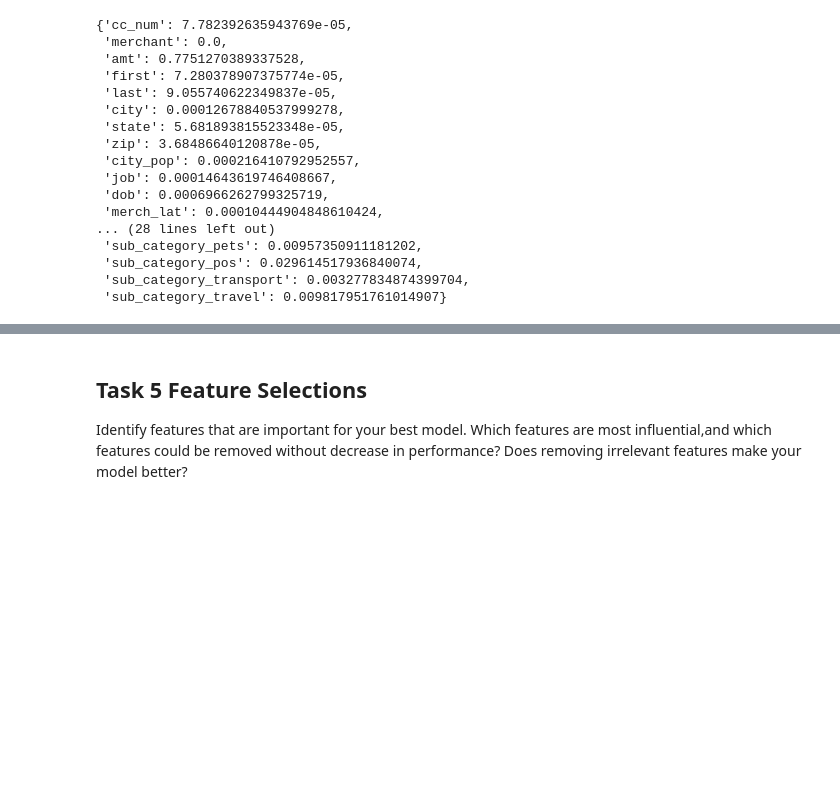
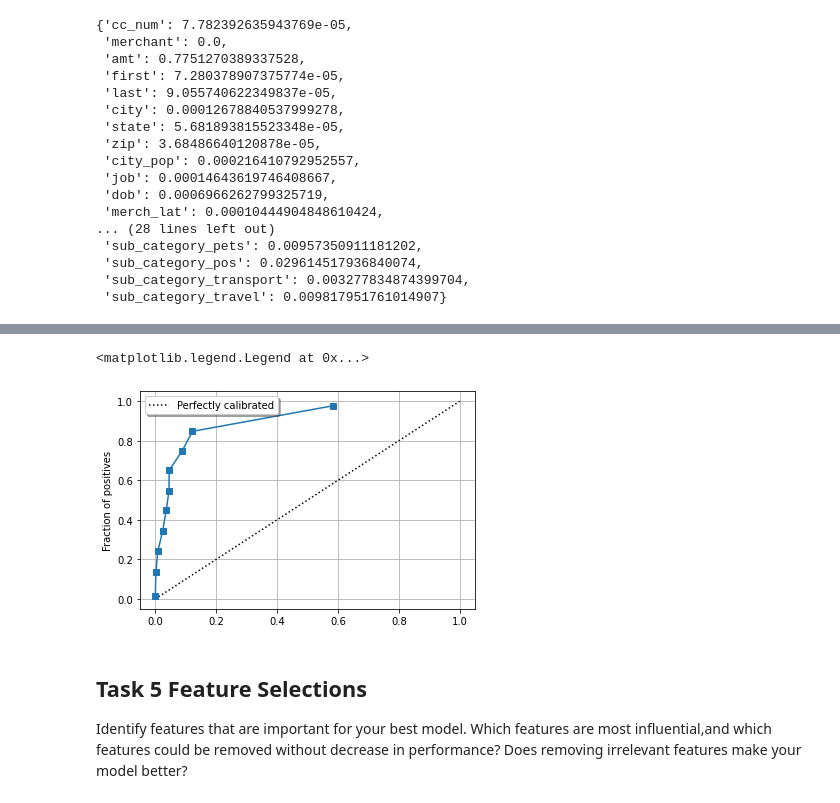
Before and after one commit to Matt88Ac/AdvancedML_Assignment2, a Jupyter notebook: Advanced Machine Learning - HW #2.ipynb, the cells around one changed output, grey strips where cells are left out. Saved outputs shown, nothing was run; the diff lists cells and outputs as text; code cells hidden in the pictures; blank space fills up the shorter version.

```diff
--- a/Advanced Machine Learning - HW #2.ipynb
+++ b/Advanced Machine Learning - HW #2.ipynb
@@ -1383,13 +1386,16 @@ from sklearn.model_selection import GridSearchCV
 client = Client(processes=False)
 
 param_space = {
-    'model__criterion': ['gini', 'entropy'],
-    'model__n_estimators': [90, 100, 110, 120, 130],
-    'model__bootstrap': [True, False],
-    'model__max_features': ['auto', 'sqrt', 'log2', None]
+    'model__booster': ['gbtree', 'gblinear', 'dart'],
+    'model__n_estimators': [80, 100, 120],
+    'model__learning_rate': np.logspace(-4, -1, 4),
+    'model__reg_alpha': np.array([10**-4, 10**-2, 1, 100]),
+    'model__reg_lambda': np.array([10**-4, 10**-2, 1, 100])
 }
-model = Pipeline(steps=[('scaler', StandardScaler()), ('model', RFC(verbose=True))])
+model = Pipeline(steps=[('scaler', StandardScaler()), ('model', XGB(verbosity=3, objective='binary:logistic', gamma=0.001, tree_method='hist'))])
 model = GridSearchCV(model, param_grid=param_space, cv=3, return_train_score=True, verbose=10)
 
 with joblib.parallel_backend('dask'):
     model.fit(x_train_new.iloc[N, :], y_train_new[N])
+
+client.close()
@@ -1432,0 +1434,2 @@ model
+# %%
+y_prob = model.best_estimator_.predict_proba(x_test)
@@ -1432,0 +1463,12 @@ model
+# %%
+from sklearn.calibration import calibration_curve
+
+curve = calibration_curve(y_true=y_test, y_prob=y_prob[:, 1], n_bins=10)
+plt.grid()
+plt.plot([0, 1], [0, 1], "k:", label="Perfectly calibrated")
+plt.plot(curve[0], curve[1], "s-")
+plt.ylabel("Fraction of positives")
+plt.legend(shadow=True, fancybox=True)
+# %% [output]
+<matplotlib.legend.Legend at 0x...>
+[figure, added]
```
Also changed, not shown: parts of 21 cells of this notebook.
